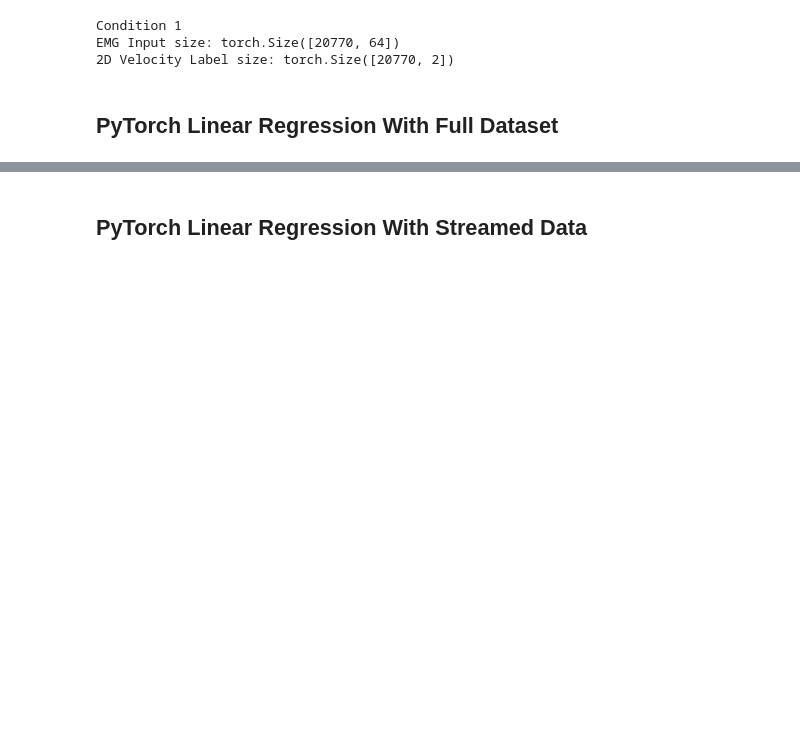
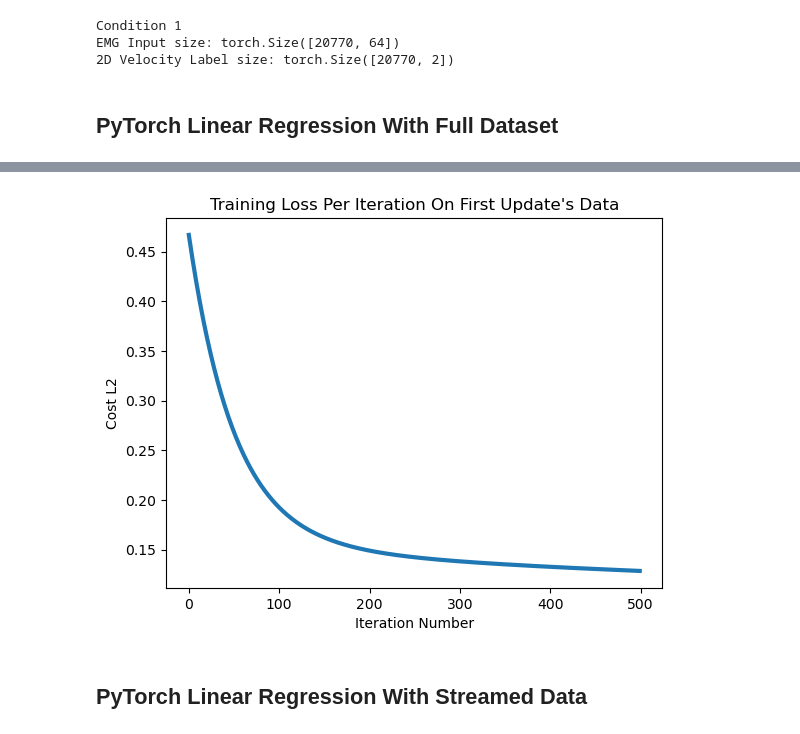
Before and after one commit to kdmalc/personalization-privacy-risk, a Jupyter notebook: Personalized_Federated_Learning/102_LinRegr_FDV.ipynb, the cells around one changed output, grey strips where cells are left out. Saved outputs shown, nothing was run; the diff lists cells and outputs as text; code cells hidden in the pictures; blank space fills up the shorter version.

```diff
--- a/Personalized_Federated_Learning/102_LinRegr_FDV.ipynb
+++ b/Personalized_Federated_Learning/102_LinRegr_FDV.ipynb
@@ -69,3 +69,22 @@ plt.show()
+# %%
+num_input_channels = 64  # Change once I add PCA
+input_size = num_input_channels
+output_size = 2  # 2D Velocity
+
+learning_rate = 0.0001
+# Other option which should give same result:
+untrained_model_FirstUpdate = torch.nn.Linear(input_size, output_size)  # Single layer nn for Lin Regr
+optimizer = torch.optim.SGD(untrained_model_FirstUpdate.parameters(), lr=learning_rate)
+
+trained_model_FirstUpdate, loss_log_FirstUpdate = full_train_linregr_updates(untrained_model_FirstUpdate, F1tens_full[update_ix[0]:update_ix[1]], PREF1tens_full[update_ix[0]:update_ix[1]], learning_rate, num_iters_per_update=total_epochs_FullData, use_full_data=True, starting_update=0)
+
+plt.plot(range(len(loss_log_FirstUpdate)), loss_log_FirstUpdate, linewidth=3)
+plt.title("Training Loss Per Iteration On First Update's Data")
+plt.xlabel('Iteration Number')
+plt.ylabel('Cost L2')
+plt.show()
+# %% [output]
+[figure, added]
 # %% [markdown]
 ## PyTorch Linear Regression With Streamed Data
 # %%
```
Also changed, not shown: parts of 12 cells of this notebook, 5 other files.
